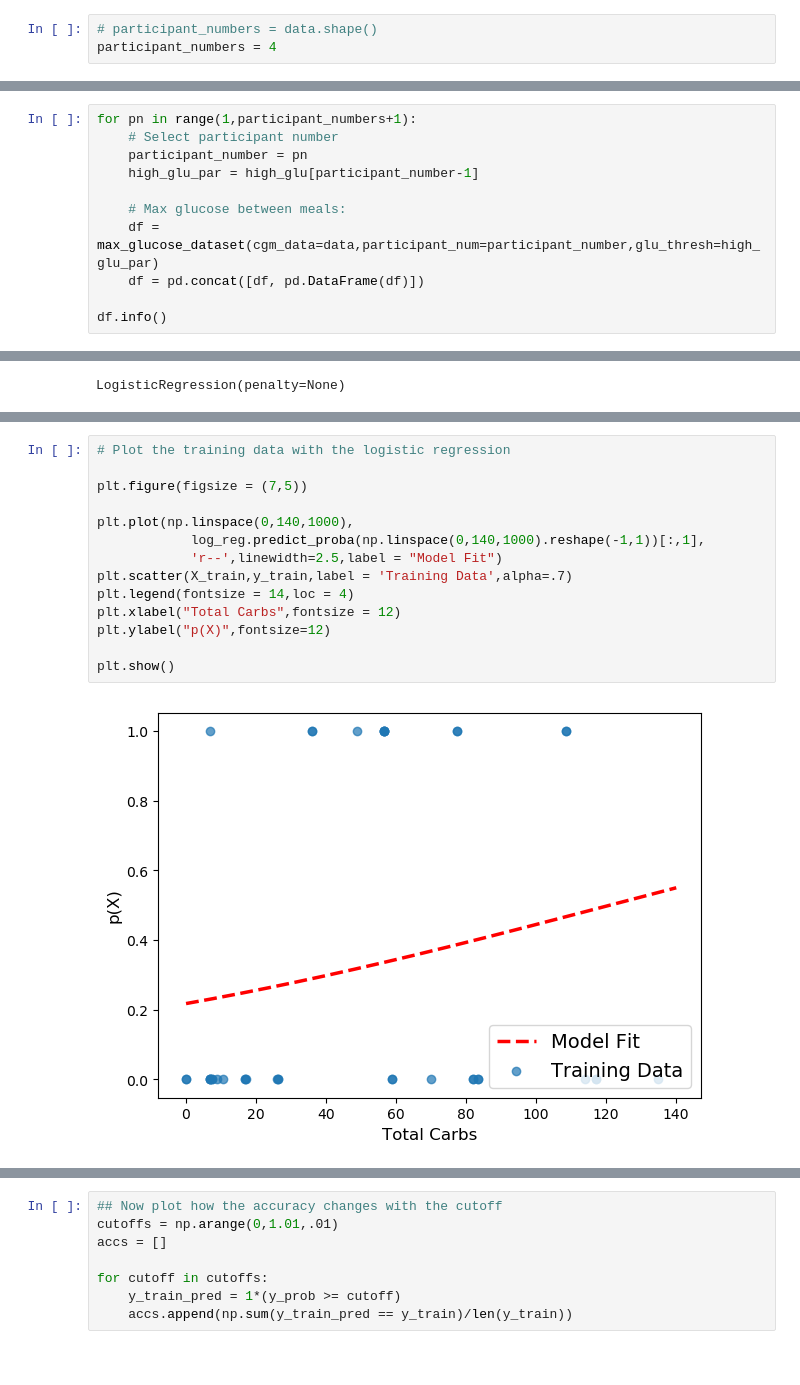
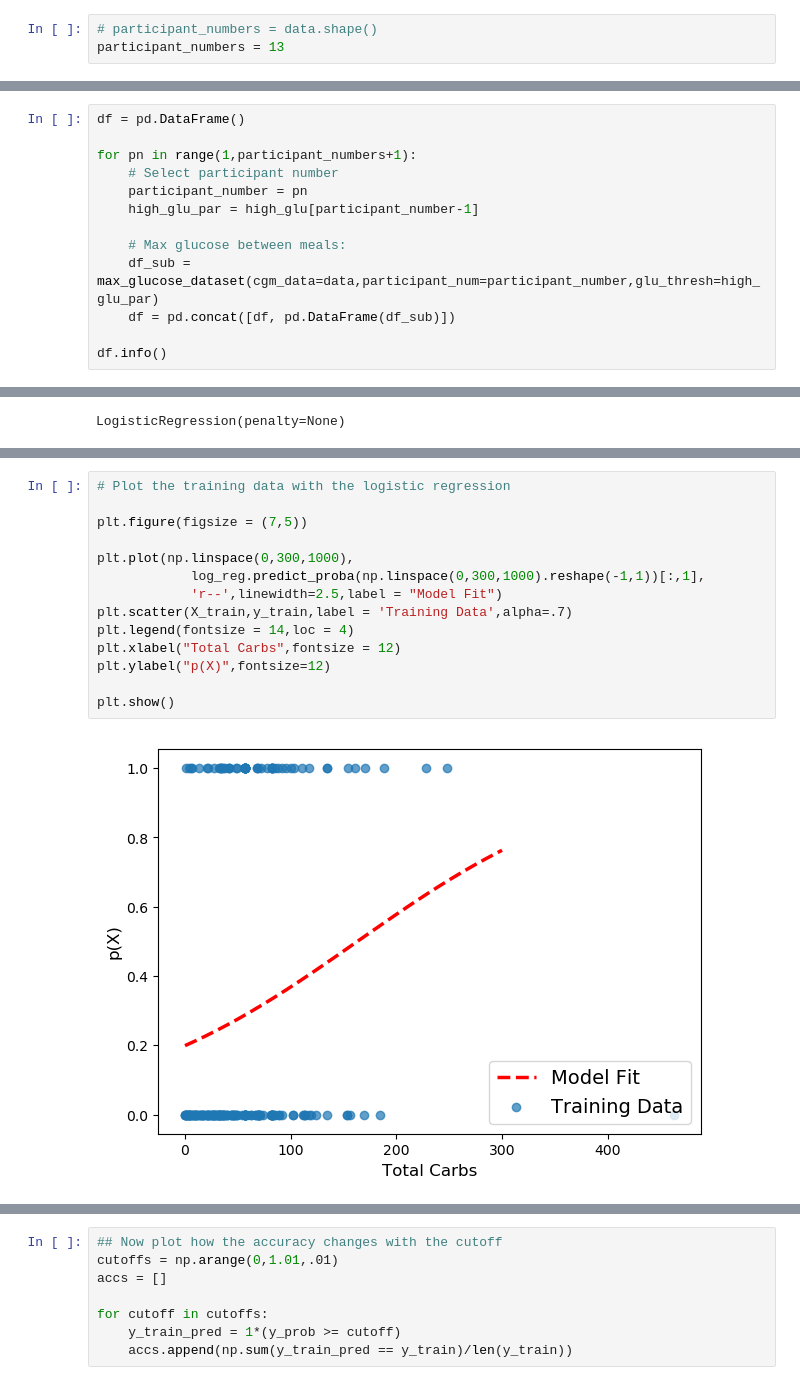
Before and after one commit to NoahGillespie/CGM, a Jupyter notebook: model/baseline.ipynb, the cells around one changed output, grey strips where cells are left out. Cells and saved outputs as stored; diff of their text form.

Commit message:
fix error in dataframe concatenation loop

```diff
--- a/model/baseline.ipynb
+++ b/model/baseline.ipynb
@@ -30,6 +26,6 @@ data[1]
 # %%
 # participant_numbers = data.shape()
-participant_numbers = 4
+participant_numbers = 13
 # %%
 # Finding 5/95th percentile idea from Dan Visscher
 high_glu = []
@@ -48,12 +44,14 @@ print(low_glu)
 # %%
+df = pd.DataFrame()
+
 for pn in range(1,participant_numbers+1):
     # Select participant number
     participant_number = pn
     high_glu_par = high_glu[participant_number-1]
 
     # Max glucose between meals:
-    df = max_glucose_dataset(cgm_data=data,participant_num=participant_number,glu_thresh=high_glu_par)
-    df = pd.concat([df, pd.DataFrame(df)])
+    df_sub = max_glucose_dataset(cgm_data=data,participant_num=participant_number,glu_thresh=high_glu_par)
+    df = pd.concat([df, pd.DataFrame(df_sub)])
 
 df.info()
 # %% [output]
@@ -142,18 +152,18 @@ array([[0.65890604, 0.34109396],
 # %%
 # Plot the training data with the logistic regression
 
 plt.figure(figsize = (7,5))
 
-plt.plot(np.linspace(0,140,1000),
-            log_reg.predict_proba(np.linspace(0,140,1000).reshape(-1,1))[:,1],
+plt.plot(np.linspace(0,300,1000),
+            log_reg.predict_proba(np.linspace(0,300,1000).reshape(-1,1))[:,1],
             'r--',linewidth=2.5,label = "Model Fit")
 plt.scatter(X_train,y_train,label = 'Training Data',alpha=.7)
 plt.legend(fontsize = 14,loc = 4)
 plt.xlabel("Total Carbs",fontsize = 12)
 plt.ylabel("p(X)",fontsize=12)
 
 plt.show()
 # %% [output]
-[figure, old version]
+[figure, new version]
 # %%
 # Set the cutoff
```
Also changed, not shown: parts of 9 cells of this notebook.
